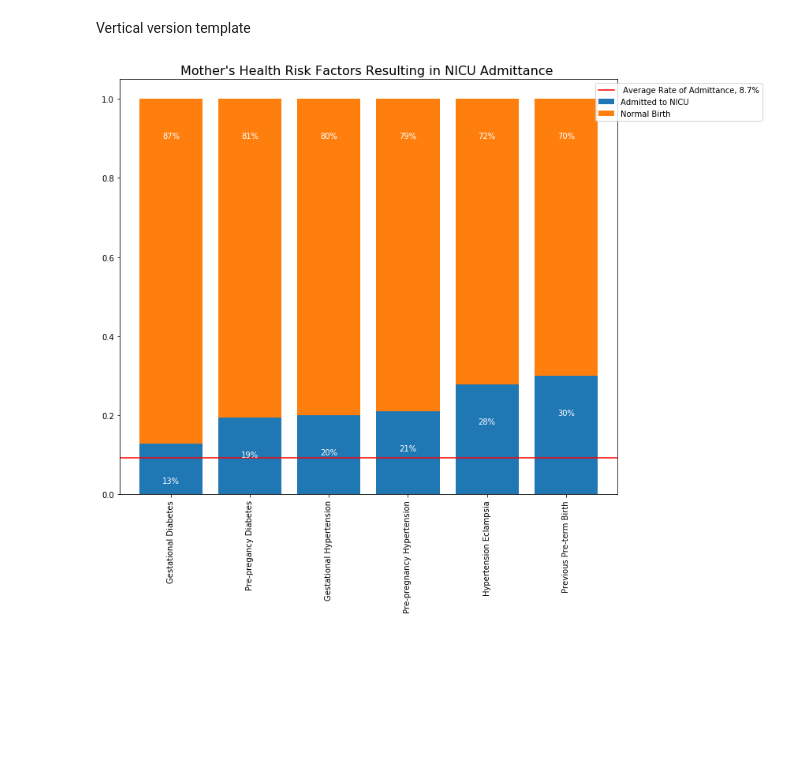
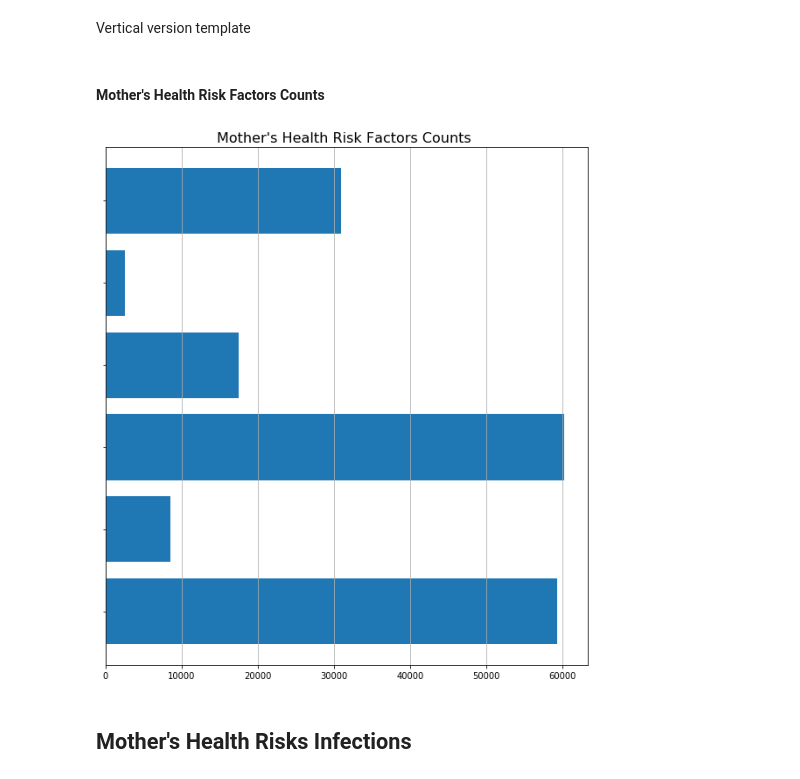
Before and after one commit to mkwasnica/CDC_capstone, a Jupyter notebook: notebooks/MK_Visualization.ipynb, the cells around one changed output. Saved outputs shown, nothing was run; the diff lists cells and outputs as text; code cells hidden in the pictures; blank space fills up the shorter version.

Commit message:
barplot, for mother health risks, fertility trmt, and infant congenital factors

```diff
--- a/notebooks/MK_Visualization.ipynb
+++ b/notebooks/MK_Visualization.ipynb
@@ -43,6 +43,10 @@ def make_pctdf(dataframe = birth_nou, group = str, target = 'admit_NICU',  colum
     df3 = pd.merge(df1,df2, left_index = True, right_index = True)
     pct_df = pd.DataFrame(list(map(lambda x: df3[x]/df3[target] * 100, df3.columns[1:])))
     return pct_df.T
+# %%
+def make_cntdf(dataframe , group = str, target = 'admit_NICU',  columns_titles = ['Y','N']):
+    df1 = births_nou.loc[(births[group] == 'Y')].groupby([group])[[target]].count()
+    return df1
 # %%
 def pct_bplot(dataframe, group = str, target = 'admit_NICU', columns_titles = ['Y','N'] ):
     df1 = dataframe.groupby([group])[[target]].count()
@@ -324,7 +233,8 @@ plt.savefig('./Saved_Visualizations/mother_health_risks_barpct.png')
 # %% [markdown]
 Vertical version template
 # %%
-test_plt = (test.div(test.sum(1), axis=0)).sort_values(by = 1 ,ascending=False).plot(kind = 'bar', width = 0.8, stacked = True, figsize = (10,7))
+test_plt = (test.div(test.sum(1), axis=0)).plot(kind = 'bar', width = 0.8, stacked = True, figsize = (10,9))
+# test_plt = (test.div(test.sum(1), axis=0)).sort_values(by = 1 ,ascending=False).plot(kind = 'bar', width = 0.8, stacked = True, figsize = (10,7))
 #Formatting
 plt.axhline(y=(9.14/100), color='r', linestyle='-', label = '9%')
 test_plt.set_xticklabels(fullnames_list)
@@ -348,5 +258,28 @@ leg.set_bbox_to_anchor(bb, transform = test_plt.transAxes)
 
 #Resize plot area to fit within Figure Size
 plt.tight_layout(pad = -12, rect = (0,0,.8,.9))
-# %% [output]
-[figure, removed]
+# %% [markdown]
+####  Mother's Health Risk Factors Counts
+# %%
+cnames_list = ['gest_diab','pre_preg_diab', 'gest_hypten', 'pre_preg_hypten', 'hypten_ecl', 'prev_preterm_birth']
+fullnames_list =['Gestational Diabetes', "Pre-pregancy Diabetes",'Gestational Hypertension', 'Pre-pregnancy Hypertension', 'Hypertension Eclampsia', 'Previous Pre-term Birth']
+test2 = pd.concat(map( lambda cname: make_cntdf( births_nou, cname ), cnames_list ))
+# %%
+test2_plt = test2['admit_NICU'].plot(kind = 'barh', width = 0.8, stacked = True, figsize = (10,9))
+
+#Setting tick labels empty becasue meant to align with Percentage plot
+#must figure out how to make this a subplot of the above
+test2_plt.set_yticklabels('', fontsize = 12)
+test2_plt.set_title("Mother's Health Risk Factors Counts ", fontsize = 16)
+plt.grid(axis = 'x')
+
+#Resize plot area to fit within Figure Size
+plt.tight_layout(rect = (0,0,.8,1))
+
+
+plt.savefig('./Saved_Visualizations/mother_health_risks_barcnt.pdf')
+plt.savefig('./Saved_Visualizations/mother_health_risks_barcnt.png')
+# %% [output]
+[figure, added]
+# %% [markdown]
+## Mother's Health Risks Infections
```
Also changed, not shown: parts of 34 cells of this notebook, 16 other files.
